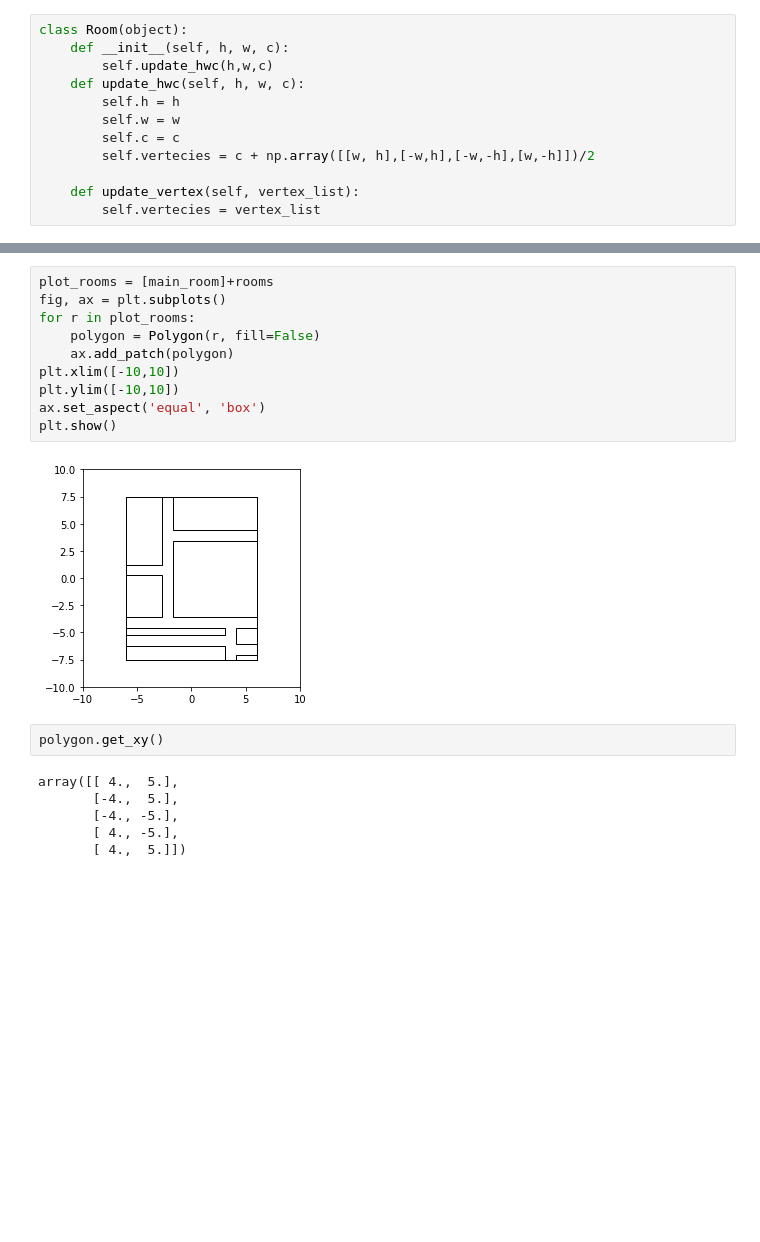
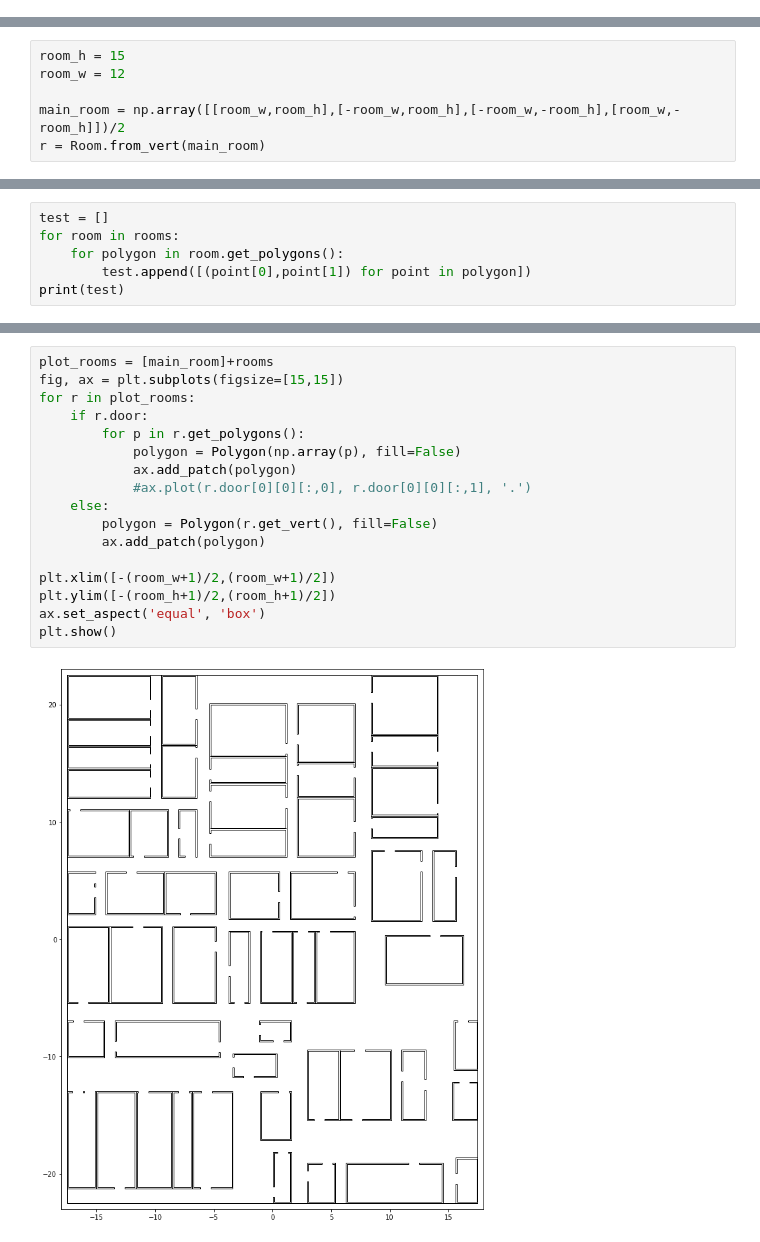
Before and after one commit to Makuh17/navrep, a Jupyter notebook: jupyter_tests/Room generation.ipynb, the cells around one changed output, grey strips where cells are left out. Cells and saved outputs as stored; diff of their text form; blank space fills up the shorter version.

```diff
--- a/jupyter_tests/Room generation.ipynb
+++ b/jupyter_tests/Room generation.ipynb
@@ -7,12 +18,0 @@ rng = np.random.default_rng(12345)
-# %%
-class Room(object):
-    def __init__(self, h, w, c):
-        self.update_hwc(h,w,c)
-    def update_hwc(self, h, w, c):
-        self.h = h
-        self.w = w
-        self.c = c
-        self.vertecies = c + np.array([[w, h],[-w,h],[-w,-h],[w,-h]])/2
-
-    def update_vertex(self, vertex_list):
-        self.vertecies = vertex_list
@@ -29 +19,7 @@ def split_room(room, axis, corridor_w):
+# %%
+room_h = 15
+room_w = 12
+
+main_room = np.array([[room_w,room_h],[-room_w,room_h],[-room_w,-room_h],[room_w,-room_h]])/2
+r = Room.from_vert(main_room)
 # %%
@@ -57,0 +96,6 @@ rooms = new_rooms
+# %%
+test = []
+for room in rooms:
+    for polygon in room.get_polygons():
+        test.append([(point[0],point[1]) for point in polygon])
+print(test)
@@ -58,20 +104,19 @@ rooms = new_rooms
 # %%
 plot_rooms = [main_room]+rooms
-fig, ax = plt.subplots()
+fig, ax = plt.subplots(figsize=[15,15])
 for r in plot_rooms:
-    polygon = Polygon(r, fill=False)
-    ax.add_patch(polygon)
-plt.xlim([-10,10])
-plt.ylim([-10,10])
+    if r.door:
+        for p in r.get_polygons():
+            polygon = Polygon(np.array(p), fill=False)
+            ax.add_patch(polygon)
+            #ax.plot(r.door[0][0][:,0], r.door[0][0][:,1], '.')
+    else:
+        polygon = Polygon(r.get_vert(), fill=False)
+        ax.add_patch(polygon)
+
+plt.xlim([-(room_w+1)/2,(room_w+1)/2])
+plt.ylim([-(room_h+1)/2,(room_h+1)/2])
 ax.set_aspect('equal', 'box')
 plt.show()
 # %% [output]
-[figure, old version]
+[figure, new version]
-# %%
-polygon.get_xy()
-# %% [output]
-array([[ 4.,  5.],
-       [-4.,  5.],
-       [-4., -5.],
-       [ 4., -5.],
-       [ 4.,  5.]])
```
Also changed, not shown: parts of 11 cells of this notebook, 2 other files.
